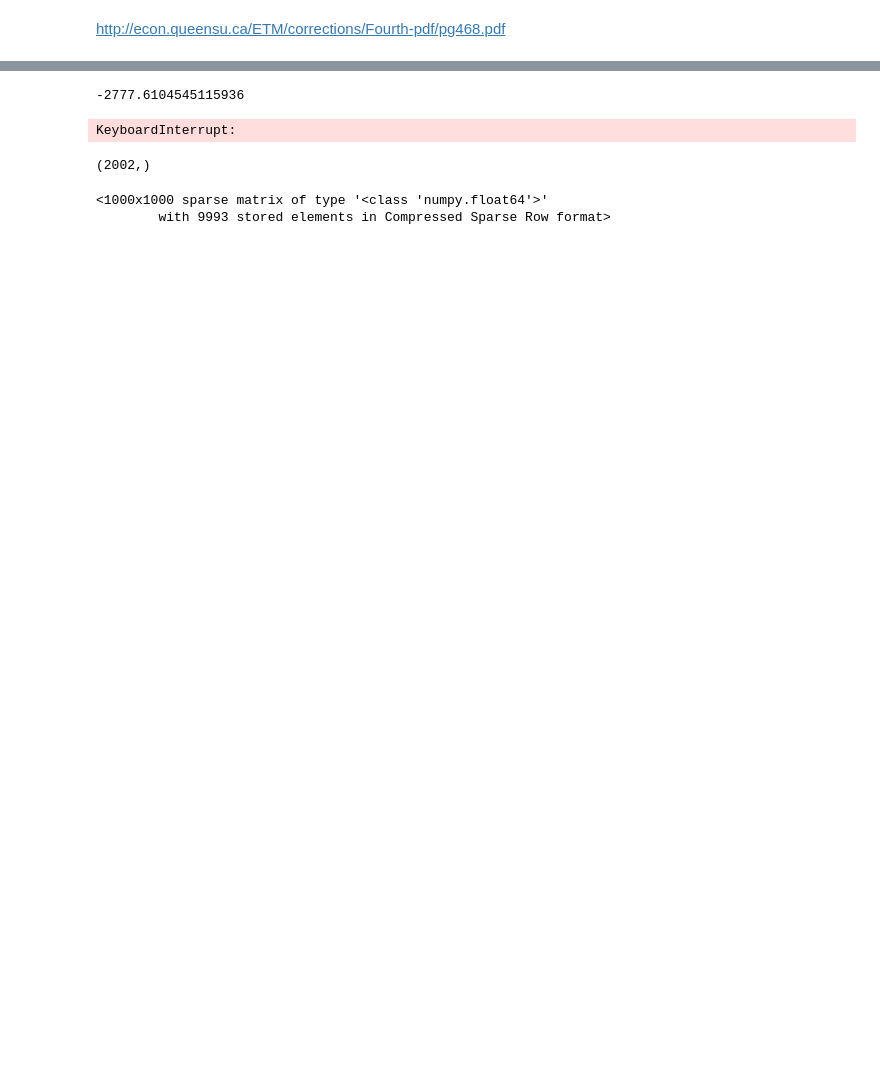
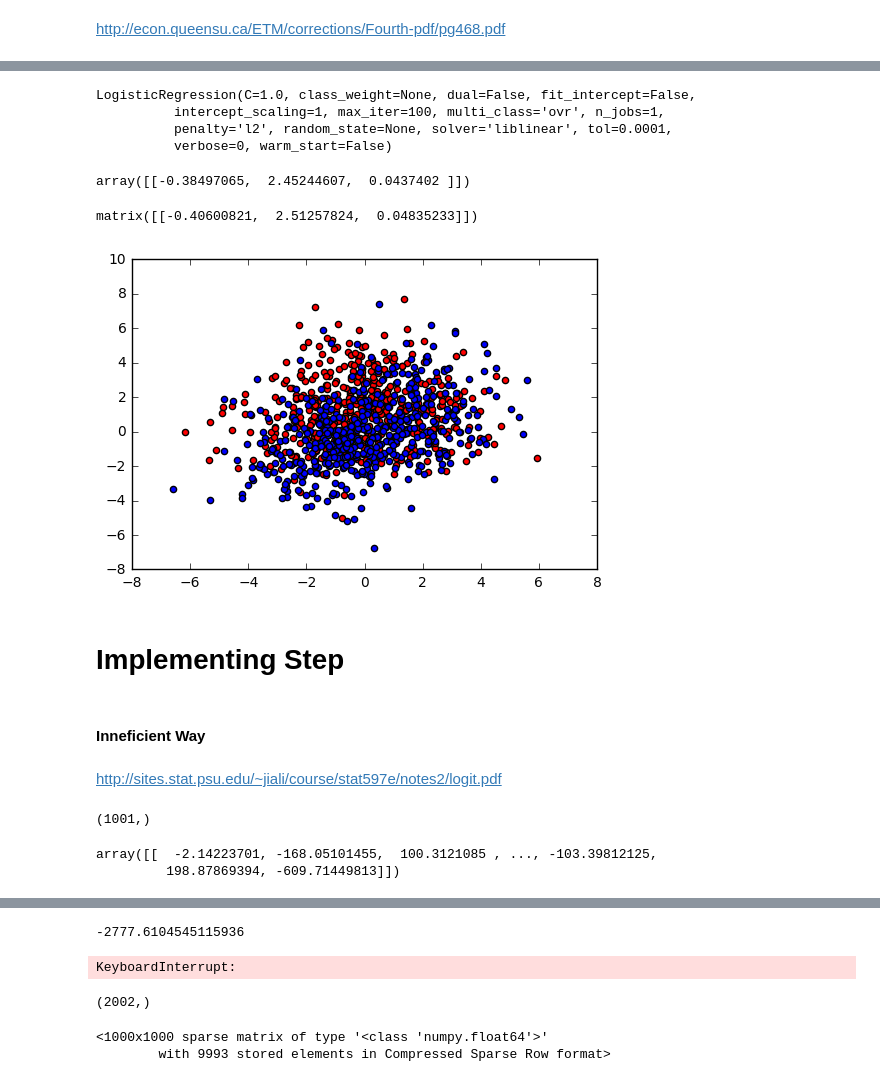
Before and after one commit to flylo/midi-ml, a Jupyter notebook: notebooks/SparseLogisticRegression.ipynb, the cells around one changed output, grey strips where cells are left out. Drawn from its saved outputs; the diff is of its cells as text; code cells hidden in the pictures; blank space fills up the shorter version.

Commit message:
Working newton raphson without penalty

```diff
--- a/notebooks/SparseLogisticRegression.ipynb
+++ b/notebooks/SparseLogisticRegression.ipynb
@@ -31,2 +20,10 @@ beta_init = np.random.uniform(-1, 1,
+# %%
+X, y = datasets.make_classification(n_samples=1000,
+                            n_features=2,
+                             n_informative=2,
+                            n_redundant=0)
+X = sparse.hstack([sparse.csr_matrix(X), np.ones((X.shape[0], 1))])
+beta_init = np.random.uniform(-1, 1,
+        size=(num_classes-1, X.shape[1]))
 # %% [markdown]
 http://econ.queensu.ca/ETM/corrections/Fourth-pdf/pg468.pdf
@@ -35,3 +29,0 @@ from scipy.optimize import minimize
-# %%
-X = adjusted_sparse_mat
-y = classes
@@ -37,0 +74,43 @@ y = classes
+# %%
+lr = LogisticRegression(fit_intercept=False)
+# %%
+lr.fit(X, y)
+# %% [output]
+LogisticRegression(C=1.0, class_weight=None, dual=False, fit_intercept=False,
+          intercept_scaling=1, max_iter=100, multi_class='ovr', n_jobs=1,
+          penalty='l2', random_state=None, solver='liblinear', tol=0.0001,
+          verbose=0, warm_start=False)
+# %%
+lr.coef_
+# %% [output]
+array([[-0.38497065,  2.45244607,  0.0437402 ]])
+# %%
+fitted
+# %% [output]
+matrix([[-0.40600821,  2.51257824,  0.04835233]])
+# %%
+X_dense = X.todense()
+plt.scatter(X_dense[np.where(y==0)[0], 0],
+            X_dense[np.where(y==0)[0], 1],
+            c='red')
+plt.scatter(X_dense[np.where(y==1)[0], 0],
+            X_dense[np.where(y==1)[0], 1],
+            c='blue')
+plt.show()
+# %% [output]
+[figure, added]
+# %% [markdown]
+# Implementing Step
+# %% [markdown]
+#### Inneficient Way
+# %% [markdown]
+http://sites.stat.psu.edu/~jiali/course/stat597e/notes2/logit.pdf
+# %%
+step.shape
+# %% [output]
+(1001,)
+# %%
+beta_init - step
+# %% [output]
+array([[  -2.14223701, -168.05101455,  100.3121085 , ..., -103.39812125,
+         198.87869394, -609.71449813]])
```
Also changed, not shown: parts of 41 cells of this notebook, 1 other file.
